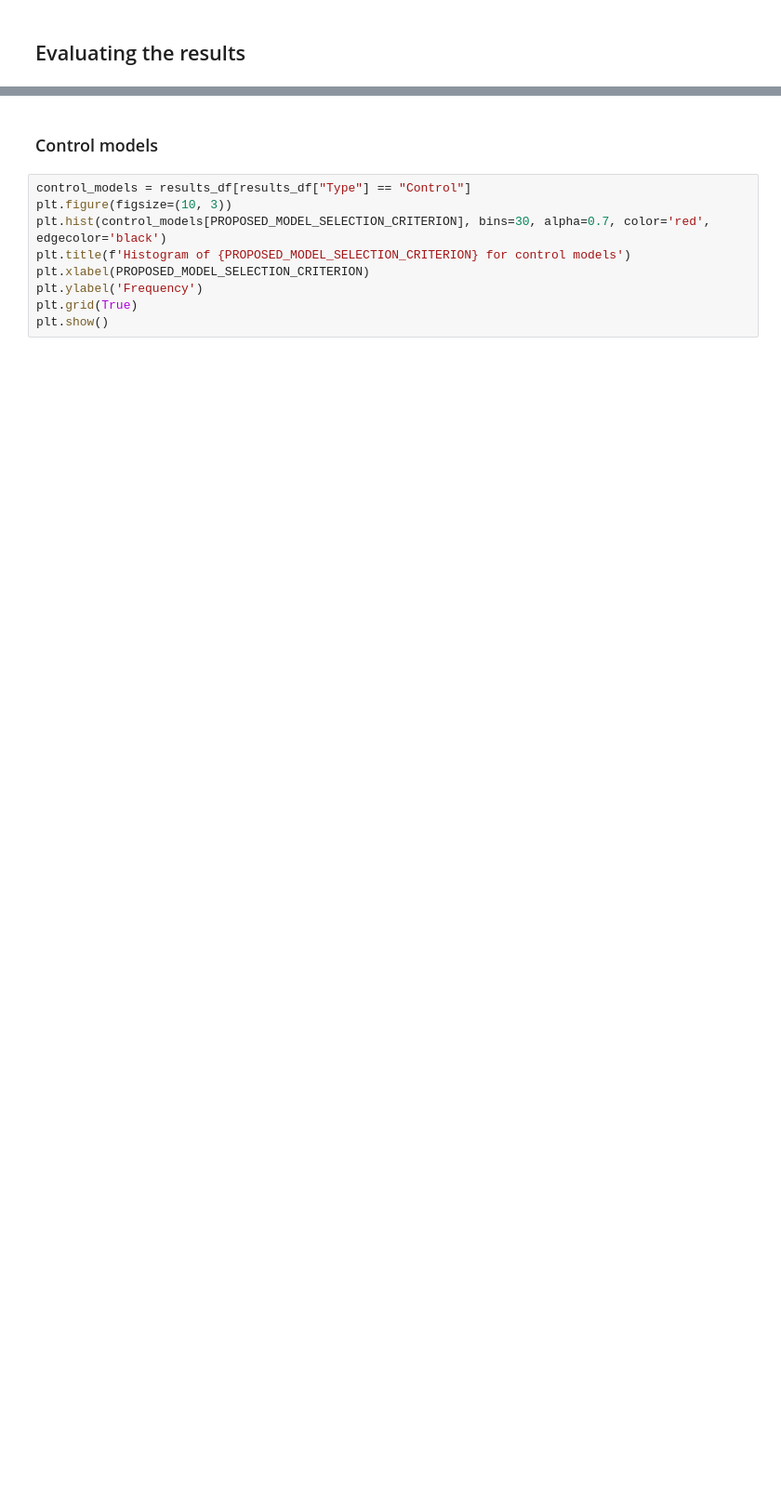
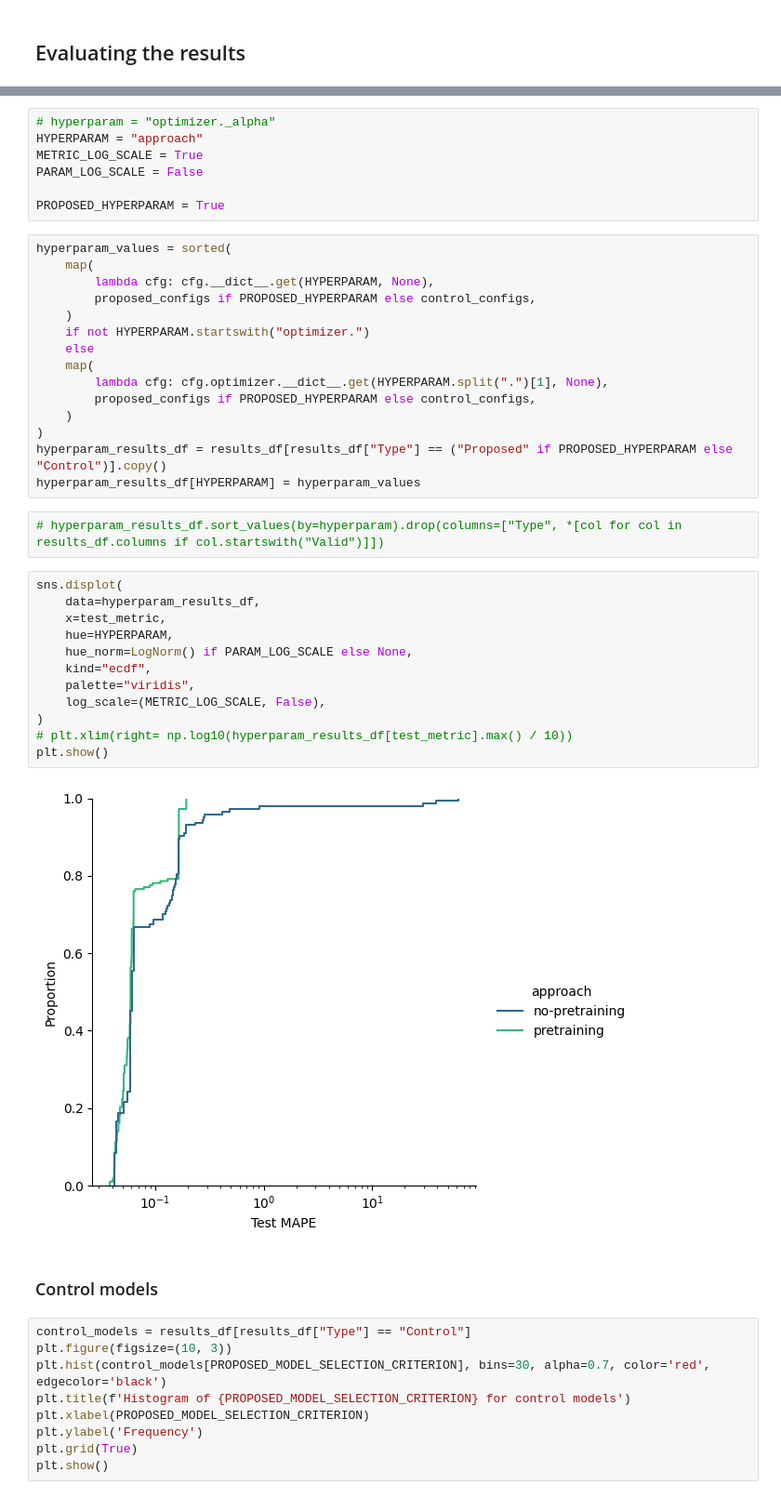
Before and after one commit to lichterberci/rbfar-ols, a Jupyter notebook: experiments.ipynb, the cells around one changed output, grey strips where cells are left out. Shown at 93% size. Cells and saved outputs as stored; diff of their text form; blank space fills up the shorter version.

```diff
--- a/experiments.ipynb
+++ b/experiments.ipynb
@@ -383,3 +500,41 @@ plt.show()
+# %%
+# hyperparam = "optimizer._alpha"
+HYPERPARAM = "approach"
+METRIC_LOG_SCALE = True
+PARAM_LOG_SCALE = False
+
+PROPOSED_HYPERPARAM = True
+# %%
+hyperparam_values = sorted(
+    map(
+        lambda cfg: cfg.__dict__.get(HYPERPARAM, None),
+        proposed_configs if PROPOSED_HYPERPARAM else control_configs,
+    )
+    if not HYPERPARAM.startswith("optimizer.")
+    else
+    map(
+        lambda cfg: cfg.optimizer.__dict__.get(HYPERPARAM.split(".")[1], None),
+        proposed_configs if PROPOSED_HYPERPARAM else control_configs,
+    )
+)
+hyperparam_results_df = results_df[results_df["Type"] == ("Proposed" if PROPOSED_HYPERPARAM else "Control")].copy()
+hyperparam_results_df[HYPERPARAM] = hyperparam_values
+# %%
+# hyperparam_results_df.sort_values(by=hyperparam).drop(columns=["Type", *[col for col in results_df.columns if col.startswith("Valid")]])
+# %%
+sns.displot(
+    data=hyperparam_results_df,
+    x=test_metric,
+    hue=HYPERPARAM,
+    hue_norm=LogNorm() if PARAM_LOG_SCALE else None,
+    kind="ecdf",
+    palette="viridis",
+    log_scale=(METRIC_LOG_SCALE, False),
+)
+# plt.xlim(right= np.log10(hyperparam_results_df[test_metric].max() / 10))
+plt.show()
+# %% [output]
+[figure, added]
 # %% [markdown]
 ### Control models
 # %%
```
Also changed, not shown: parts of 15 cells of this notebook, 1 other file.
